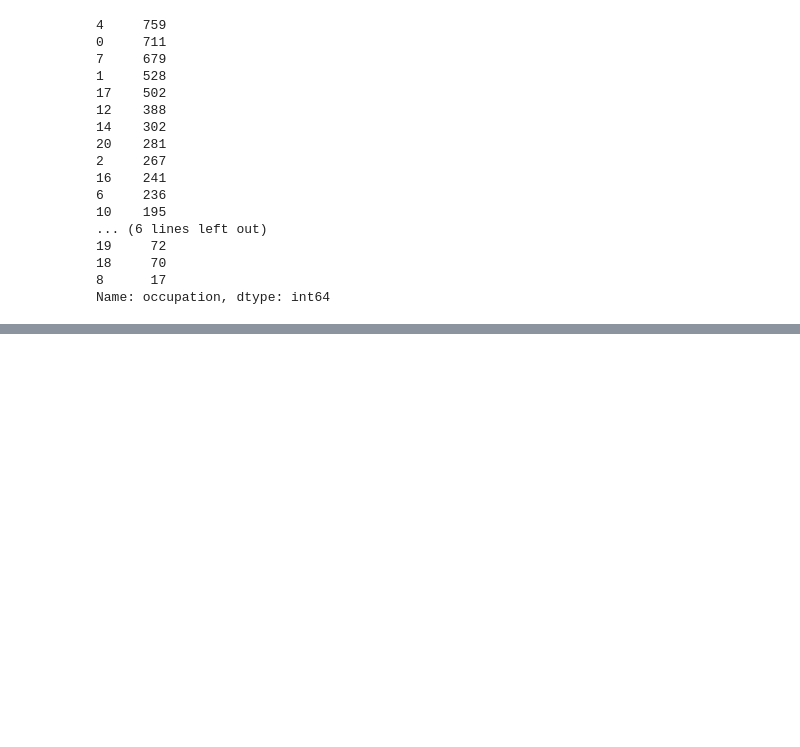
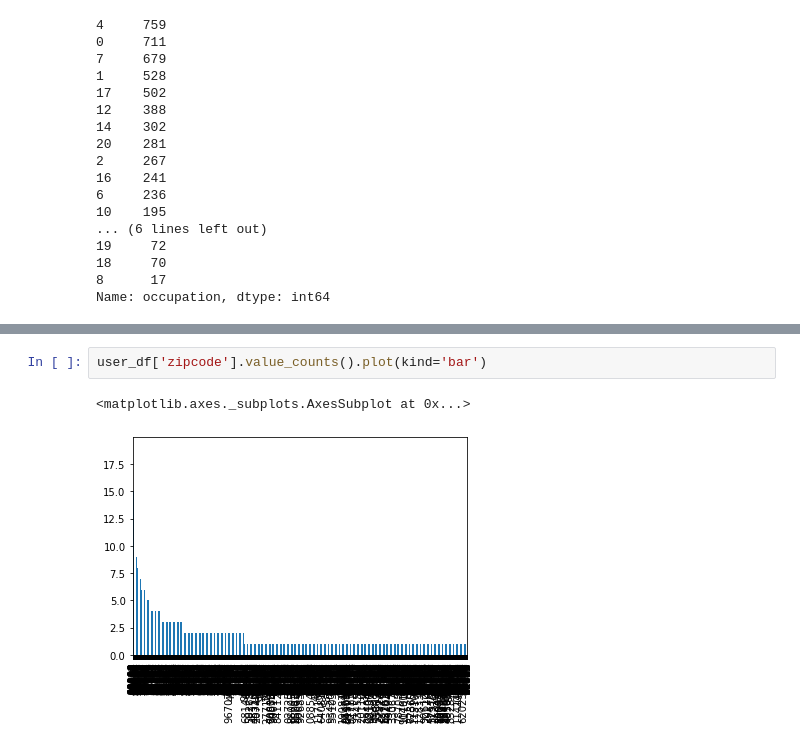
Before and after one commit to Vaycold/Python_ML, a Jupyter notebook: Reco_Algo/Embedding&Ranking.ipynb, the cells around one changed output, grey strips where cells are left out. Drawn from its saved outputs; the diff is of its cells as text; blank space fills up the shorter version.

```diff
--- a/Reco_Algo/Embedding&Ranking.ipynb
+++ b/Reco_Algo/Embedding&Ranking.ipynb
@@ -547,0 +569,5 @@ Name: occupation, dtype: int64
+# %%
+user_df['zipcode'].value_counts().plot(kind='bar')
+# %% [output]
+<matplotlib.axes._subplots.AxesSubplot at 0x...>
+[figure, added]
```
Also changed, not shown: parts of 22 cells of this notebook.
